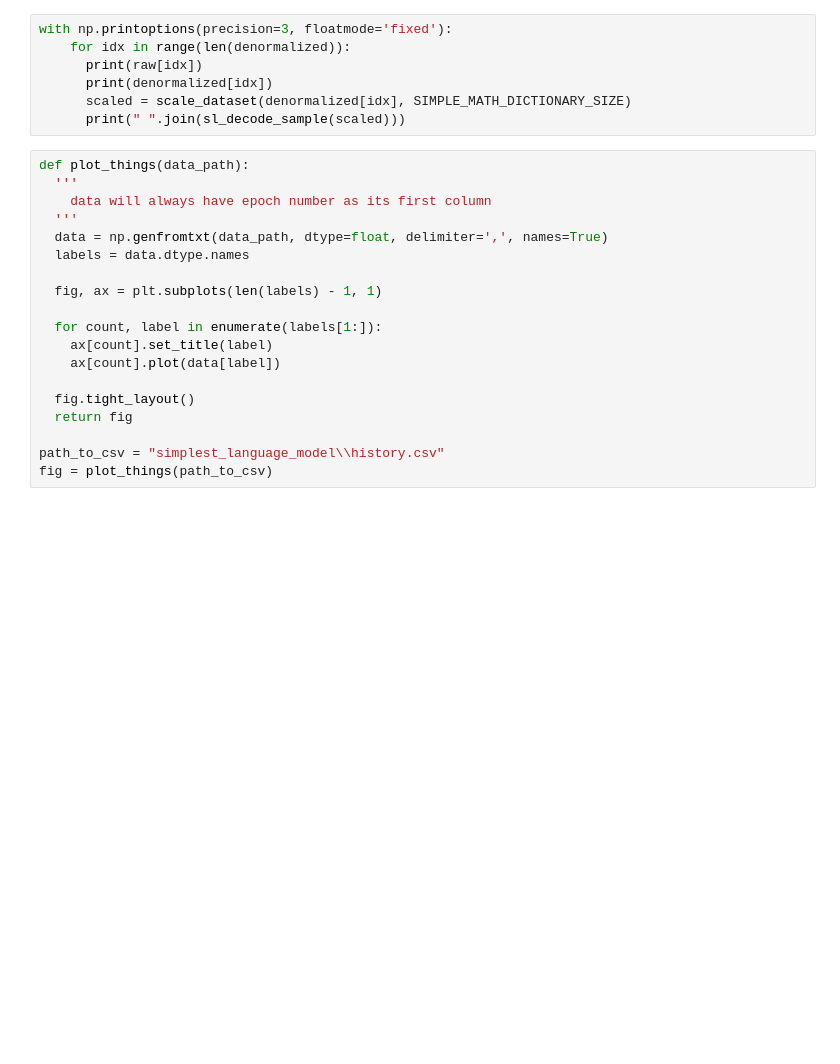
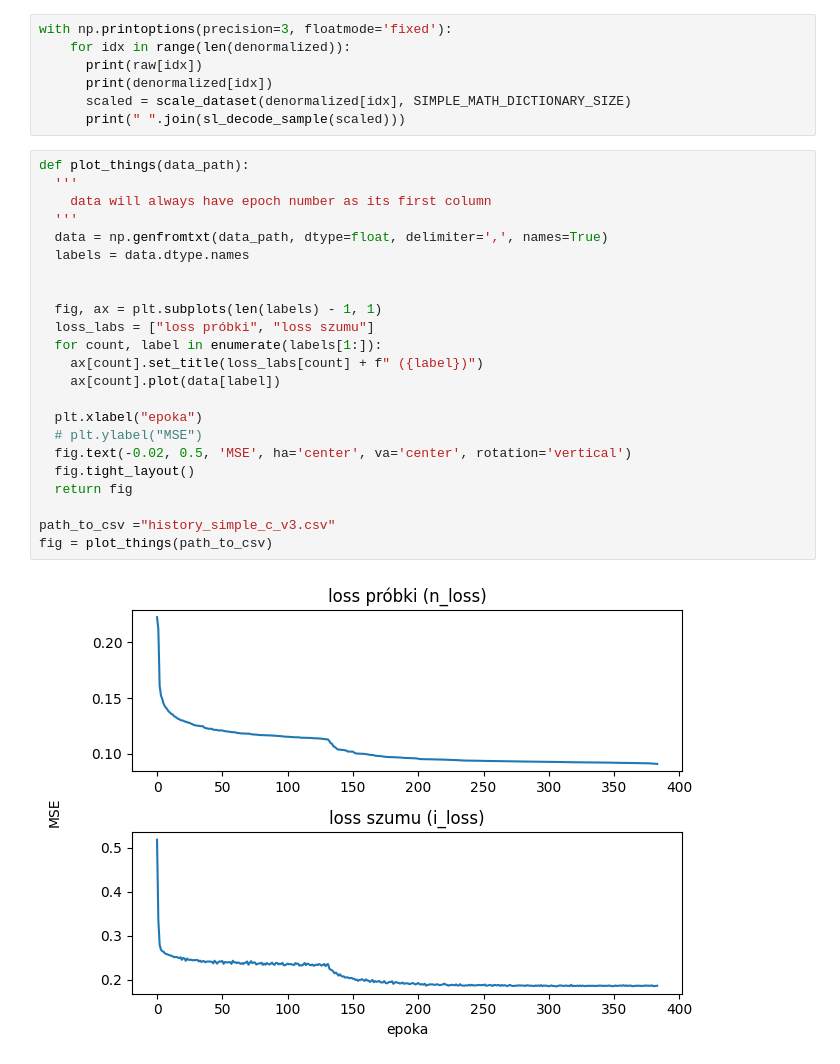
Before and after one commit to Hergoln/master_thesis, a Jupyter notebook: evaluation/simplest_language_model.ipynb, the cells around one changed output. Cells and saved outputs as stored; diff of their text form; blank space fills up the shorter version.

```diff
--- a/evaluation/simplest_language_model.ipynb
+++ b/evaluation/simplest_language_model.ipynb
@@ -236,19 +238,25 @@ with np.printoptions(precision=3, floatmode='fixed'):
 # %%
 def plot_things(data_path):
   '''
     data will always have epoch number as its first column
   '''
   data = np.genfromtxt(data_path, dtype=float, delimiter=',', names=True)
   labels = data.dtype.names
 
+
   fig, ax = plt.subplots(len(labels) - 1, 1)
-
+  loss_labs = ["loss próbki", "loss szumu"]
   for count, label in enumerate(labels[1:]):
-    ax[count].set_title(label)
+    ax[count].set_title(loss_labs[count] + f" ({label})")
     ax[count].plot(data[label])
 
+  plt.xlabel("epoka")
+  # plt.ylabel("MSE")
+  fig.text(-0.02, 0.5, 'MSE', ha='center', va='center', rotation='vertical')
   fig.tight_layout()
   return fig
 
-path_to_csv = "simplest_language_model\\history.csv"
+path_to_csv ="history_simple_c_v3.csv"
 fig = plot_things(path_to_csv)
+# %% [output]
+[figure, added]
```
Also changed, not shown: parts of 1 cell of this notebook, 7 other files.
